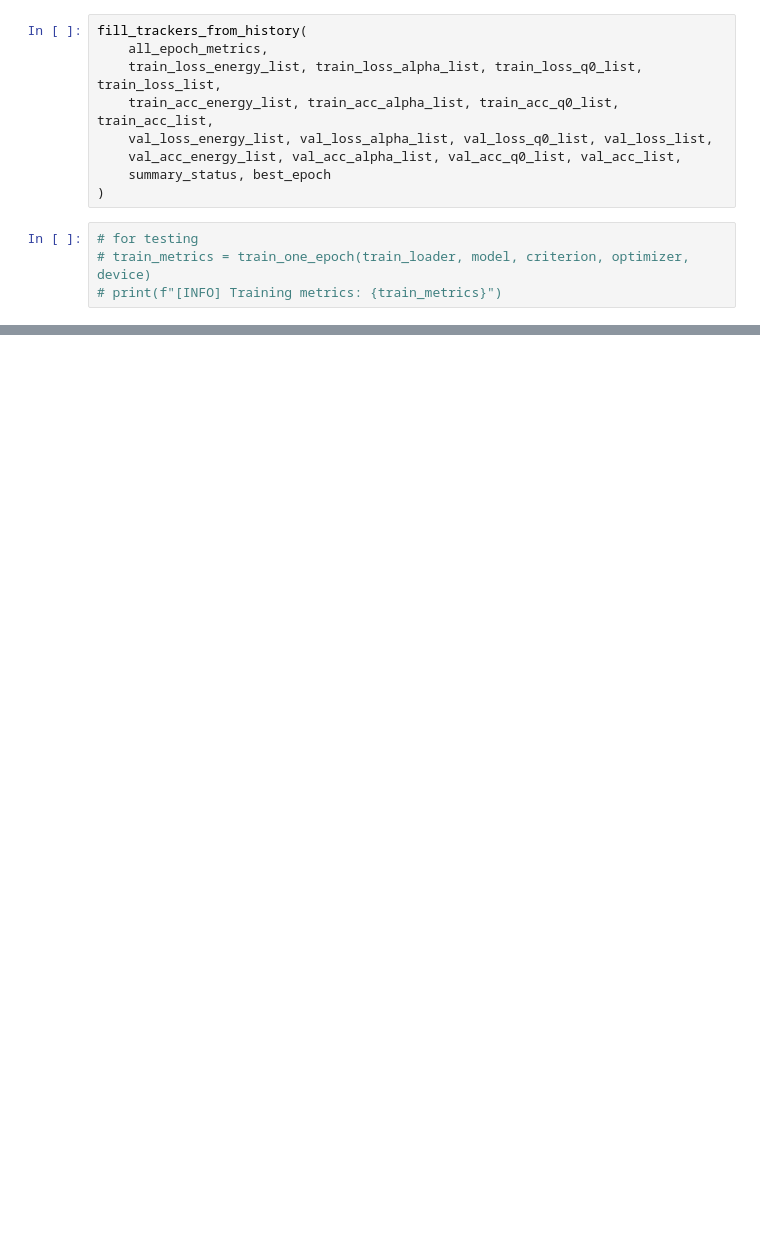
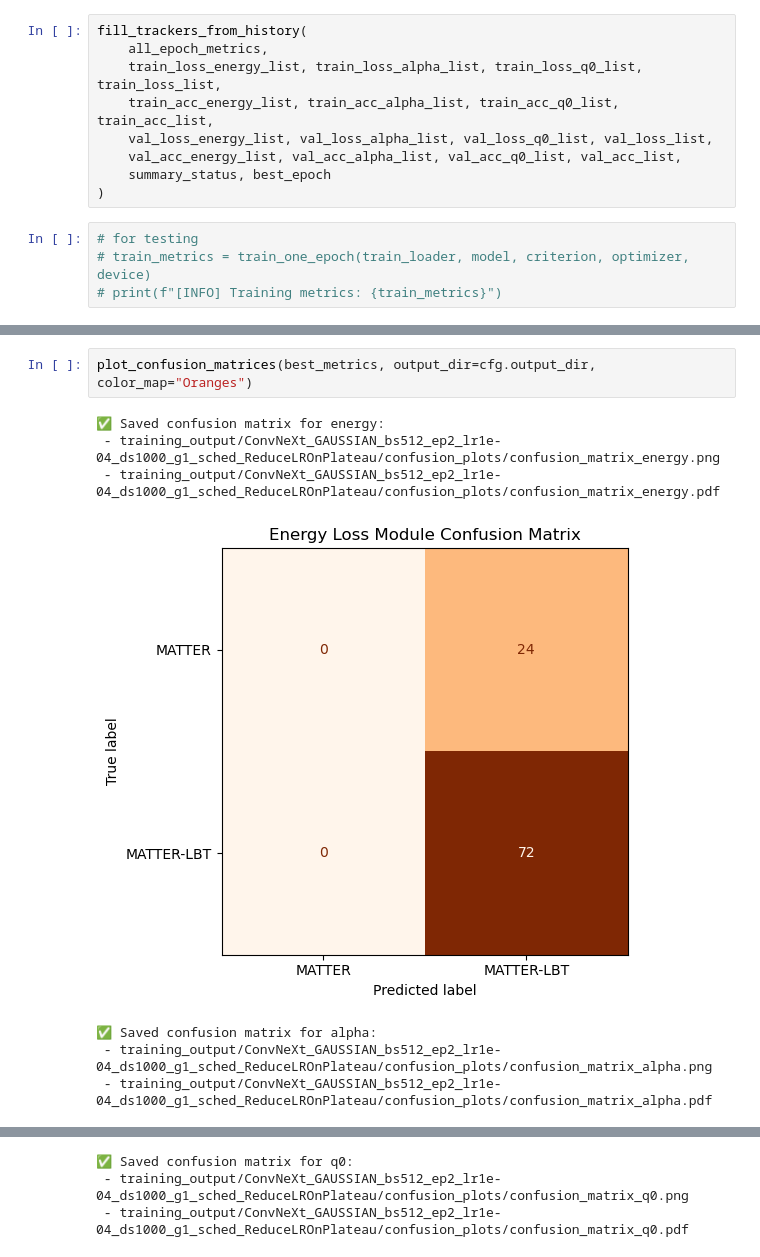
Before and after one commit to hmehryar/ml-jet-param-predictor, a Jupyter notebook: train.ipynb, the cells around one changed output, grey strips where cells are left out. Drawn from its saved outputs; the diff is of its cells as text; blank space fills up the shorter version.

```diff
--- a/train.ipynb
+++ b/train.ipynb
@@ -298,0 +280,10 @@ plot_loss_accuracy(val_loss_list,
+# %%
+plot_confusion_matrices(best_metrics, output_dir=cfg.output_dir, color_map="Oranges")
+# %% [output]
+✅ Saved confusion matrix for energy:
+ - training_output/ConvNeXt_GAUSSIAN_bs512_ep2_lr1e-04_ds1000_g1_sched_ReduceLROnPlateau/confusion_plots/confusion_matrix_energy.png
+ - training_output/ConvNeXt_GAUSSIAN_bs512_ep2_lr1e-04_ds1000_g1_sched_ReduceLROnPlateau/confusion_plots/confusion_matrix_energy.pdf
+[figure, added]
+✅ Saved confusion matrix for alpha:
+ - training_output/ConvNeXt_GAUSSIAN_bs512_ep2_lr1e-04_ds1000_g1_sched_ReduceLROnPlateau/confusion_plots/confusion_matrix_alpha.png
+ - training_output/ConvNeXt_GAUSSIAN_bs512_ep2_lr1e-04_ds1000_g1_sched_ReduceLROnPlateau/confusion_plots/confusion_matrix_alpha.pdf
@@ -298,0 +291,3 @@ plot_loss_accuracy(val_loss_list,
+✅ Saved confusion matrix for q0:
+ - training_output/ConvNeXt_GAUSSIAN_bs512_ep2_lr1e-04_ds1000_g1_sched_ReduceLROnPlateau/confusion_plots/confusion_matrix_q0.png
+ - training_output/ConvNeXt_GAUSSIAN_bs512_ep2_lr1e-04_ds1000_g1_sched_ReduceLROnPlateau/confusion_plots/confusion_matrix_q0.pdf
```
Also changed, not shown: parts of 11 cells of this notebook, 4 other files.
